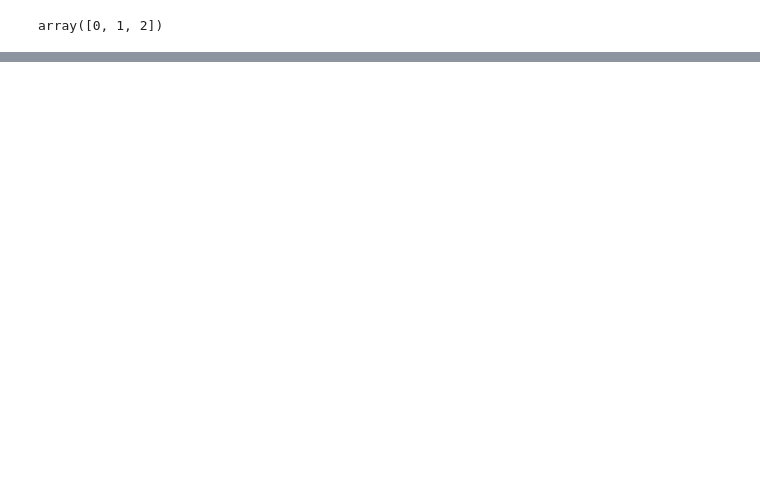
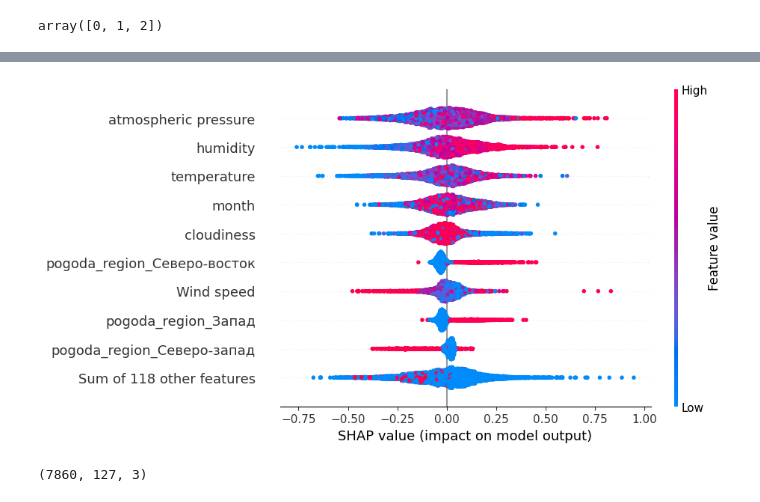
Before and after one commit to pavel195/machine_learning, a Jupyter notebook: Chipkineev_Kursach_ml_8v.ipynb, the cells around one changed output, grey strips where cells are left out. Drawn from its saved outputs; the diff is of its cells as text; code cells hidden in the pictures; blank space fills up the shorter version.

```diff
--- a/Chipkineev_Kursach_ml_8v.ipynb
+++ b/Chipkineev_Kursach_ml_8v.ipynb
@@ -691,0 +679,18 @@ LogisticRegression(C=1.0, class_weight=None, dual=False, fit_intercept=True,
+# %%
+from sklearn.linear_model import LogisticRegression
+from sklearn.metrics import accuracy_score
+
+# Создайте модель Logistic Regression
+best = LogisticRegression()
+
+# Обучите модель Logistic Regression
+best.fit(X_train, y_train)
+
+# Получите предсказания для тестовых данных
+y_pred = logreg.predict(X_test)
+
+# Рассчитайте точность (accuracy) на тестовых данных
+accuracy = accuracy_score(y_test, y_pred)
+
+print("Точность (accuracy):", accuracy)
+print(best)
@@ -805,0 +859,4 @@ Accuracy: 0.7476
+# %%
+import shap
+explainer = shap.Explainer(cat)
+shap_values = explainer.shap_values(X_test)
@@ -805,0 +897,8 @@ Accuracy: 0.7476
+# %%
+shap.plots.beeswarm(shap_values[:,:,2])
+# %% [output]
+[figure, added]
+# %%
+shap_values.shape
+# %% [output]
+(7860, 127, 3)
```
Also changed, not shown: parts of 26 cells of this notebook.
